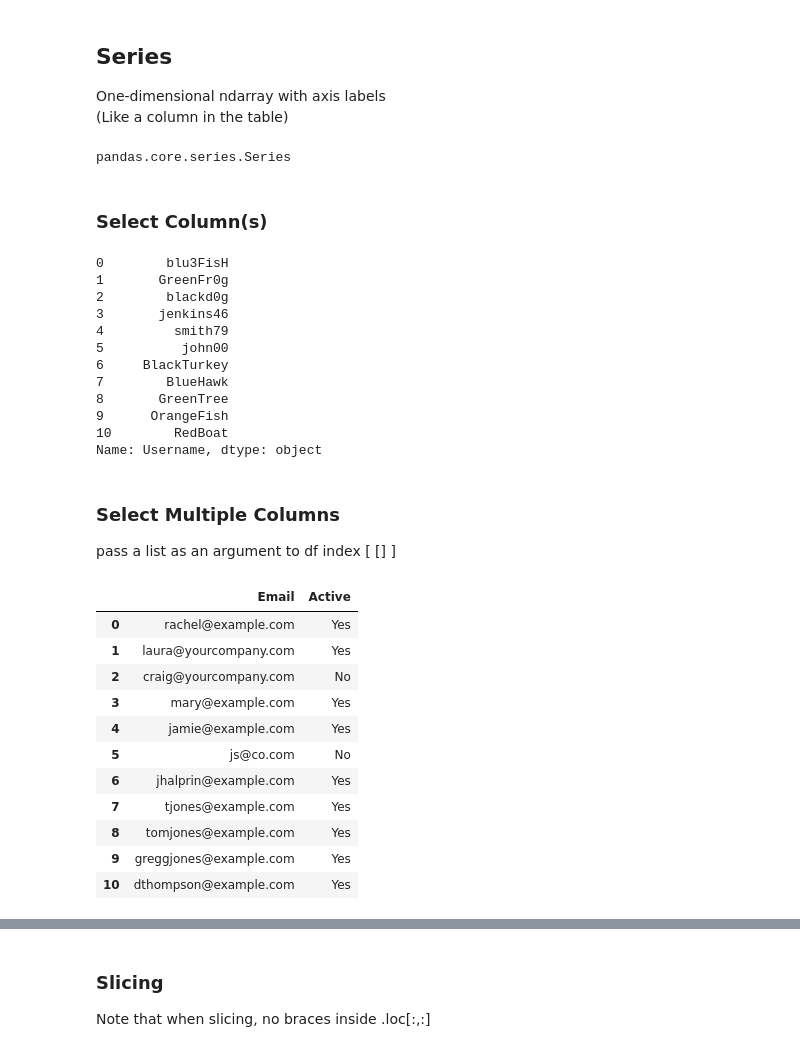
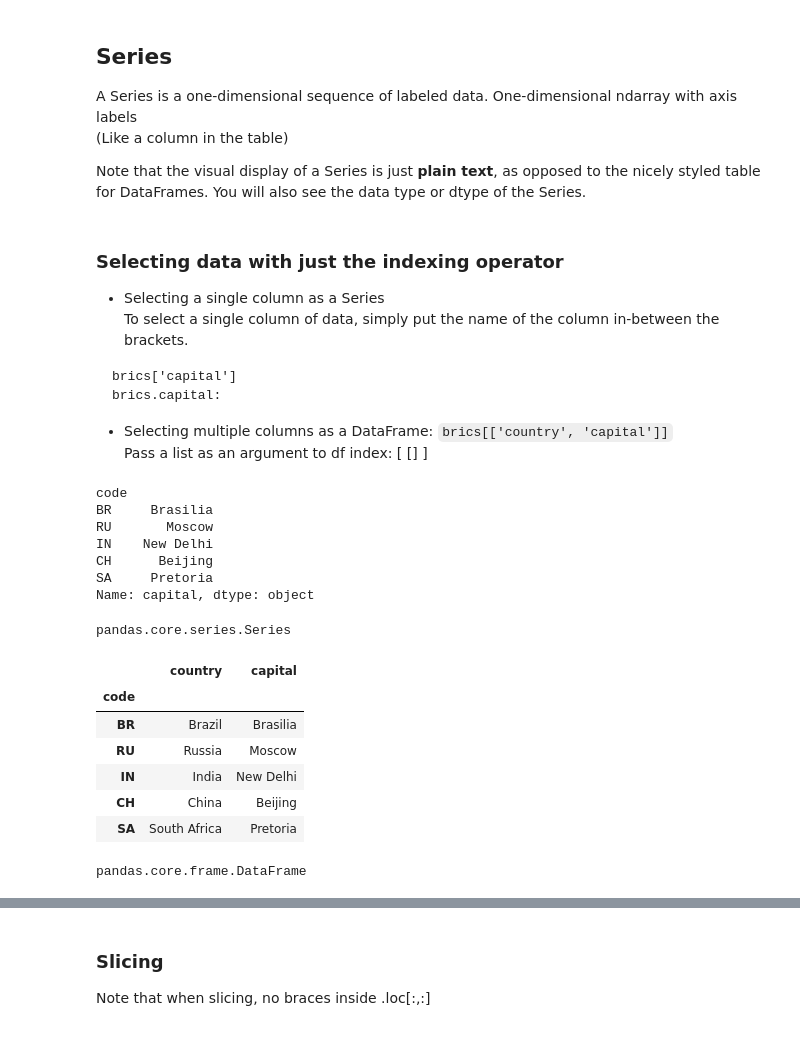
Before and after one commit to karadasmurat/python, a Jupyter notebook: data_science/pandas_demo.ipynb, the cells around one changed output, grey strips where cells are left out. Saved outputs shown, nothing was run; the diff lists cells and outputs as text; code cells hidden in the pictures.

Commit message:
data science: jupyter, numpy, pandas

````diff
--- a/data_science/pandas_demo.ipynb
+++ b/data_science/pandas_demo.ipynb
@@ -10,2 +164,2 @@ df = pd.read_csv("data/users.csv")
 # %%
-df
+brics = pd.read_csv("data/brics.csv", index_col=0)
@@ -49,45 +243,49 @@ Index(['Username', 'Email', 'Id', 'First name', 'Last name', 'Active'], dtype='o
 # %% [markdown]
 ## Series
+A Series is a one-dimensional sequence of labeled data.
 One-dimensional ndarray with axis labels
 (Like a column in the table)
+
+Note that the visual display of a Series is just **plain text**, as opposed to the nicely styled table for DataFrames. You will also see the data type or dtype of the Series.
-# %%
-type(df['Username'])
-# %% [output]
-pandas.core.series.Series
-# %% [markdown]
-### Select Column(s)
+# %% [markdown]
+### Selecting data with just the indexing operator
+
+- Selecting a single column as a Series
+<br>To select a single column of data, simply put the name of the column in-between the brackets.
+```
+brics['capital']
+brics.capital:
+```
+
+- Selecting multiple columns as a DataFrame: `brics[['country', 'capital']]`
+<br>Pass a list as an argument to df index: [ [] ]
 # %%
-df['Username']
+brics['capital']    # Series
 # %% [output]
-0        blu3FisH
-1       GreenFr0g
-2        blackd0g
-3       jenkins46
-4         smith79
-5          john00
-6     BlackTurkey
-7        BlueHawk
-8       GreenTree
-9      OrangeFish
-10        RedBoat
-Name: Username, dtype: object
+code
+BR     Brasilia
+RU       Moscow
+IN    New Delhi
+CH      Beijing
+SA     Pretoria
+Name: capital, dtype: object
-# %% [markdown]
-### Select Multiple Columns
-pass a list as an argument to df index [ [] ]
+# %%
+type(brics['capital'])  # pandas.core.series.Series
+# %% [output]
+pandas.core.series.Series
 # %%
-df[['Email', 'Active']]
+brics[['country', 'capital']]
 # %% [output]
-|  | Email | Active |
-| 0 | rachel@example.com | Yes |
-| 1 | laura@yourcompany.com | Yes |
-| 2 | craig@yourcompany.com | No |
-| 3 | mary@example.com | Yes |
-| 4 | jamie@example.com | Yes |
-| 5 | js@co.com | No |
-| 6 | jhalprin@example.com | Yes |
-| 7 | tjones@example.com | Yes |
-| 8 | tomjones@example.com | Yes |
-| 9 | greggjones@example.com | Yes |
-| 10 | dthompson@example.com | Yes |
+|  | country | capital |
+| code |  |  |
+| BR | Brazil | Brasilia |
+| RU | Russia | Moscow |
+| IN | India | New Delhi |
+| CH | China | Beijing |
+| SA | South Africa | Pretoria |
+# %%
+type(brics[['country', 'capital']])  # pandas.core.frame.DataFrame
+# %% [output]
+pandas.core.frame.DataFrame
 # %% [markdown]
 ### Select Row(s)
````
Also changed, not shown: parts of 39 cells of this notebook, 14 other files.
